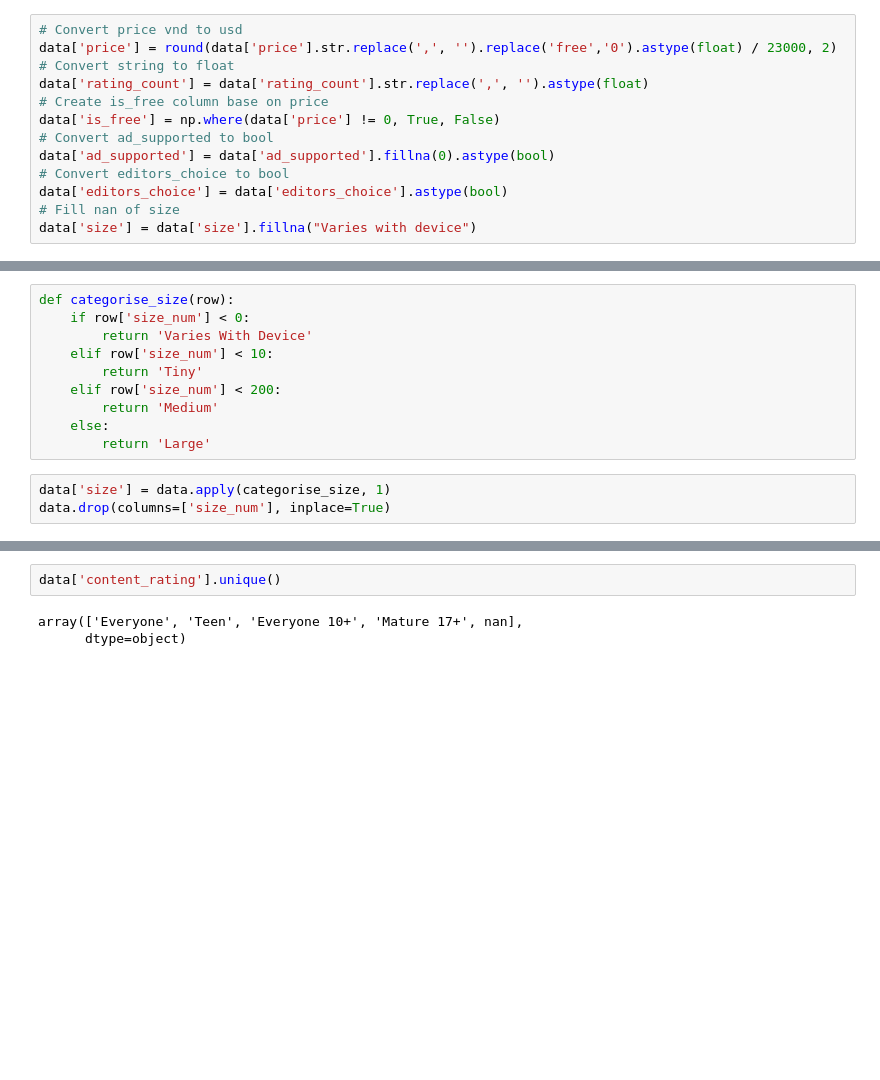
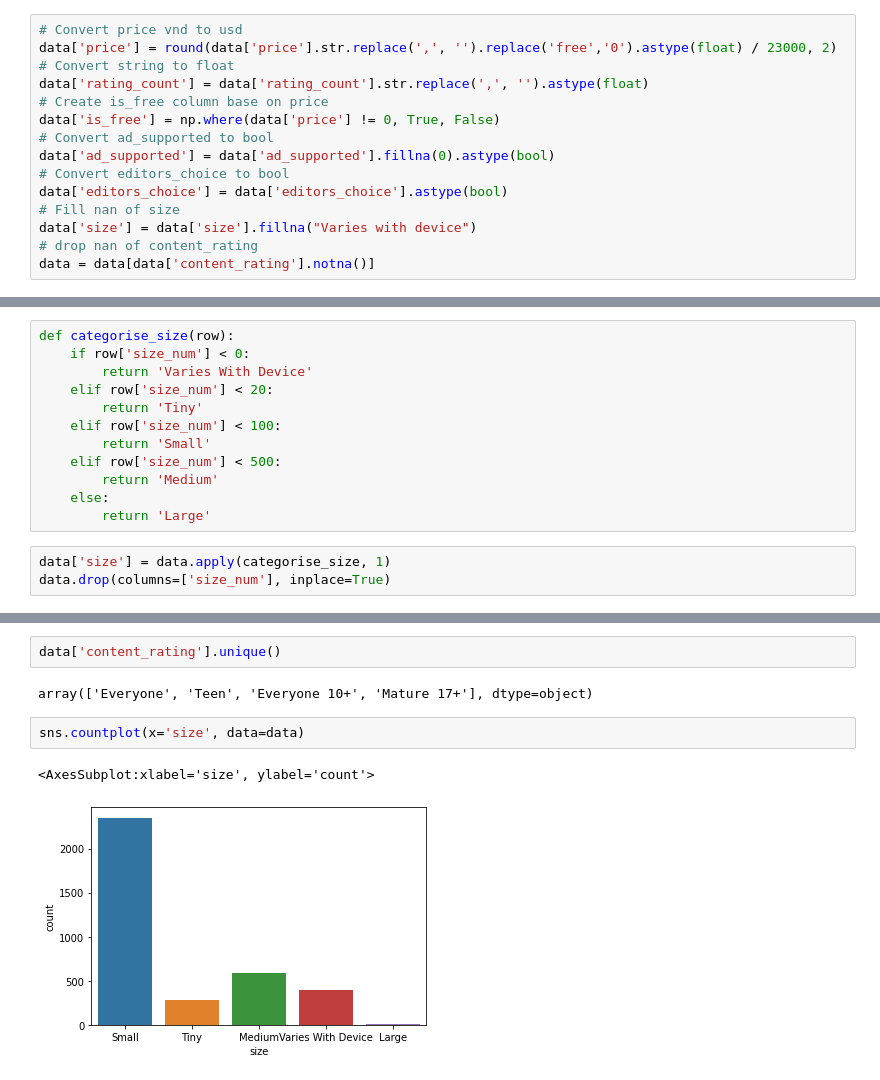
Before and after one commit to hieplk97/Recommendation-For-Games, a Jupyter notebook: jupyter_lab/Data Explorer.ipynb, the cells around one changed output, grey strips where cells are left out. Drawn from its saved outputs; the diff is of its cells as text; blank space fills up the shorter version.

Commit message:
Data Explorer

```diff
--- a/jupyter_lab/Data Explorer.ipynb
+++ b/jupyter_lab/Data Explorer.ipynb
@@ -16,6 +22,8 @@ data['ad_supported'] = data['ad_supported'].fillna(0).astype(bool)
 data['editors_choice'] = data['editors_choice'].astype(bool)
 # Fill nan of size
 data['size'] = data['size'].fillna("Varies with device")
+# drop nan of content_rating
+data = data[data['content_rating'].notna()]
 # %%
 data.head()
 # %% [output]
@@ -105,9 +93,11 @@ Name: size_num, Length: 3627, dtype: float64
 def categorise_size(row):
     if row['size_num'] < 0:
         return 'Varies With Device'
-    elif row['size_num'] < 10:
+    elif row['size_num'] < 20:
         return 'Tiny'
-    elif row['size_num'] < 200:
+    elif row['size_num'] < 100:
+        return 'Small'
+    elif row['size_num'] < 500:
         return 'Medium'
     else:
         return 'Large'
@@ -126,5 +107,9 @@ data.head()
 # %%
 data['content_rating'].unique()
 # %% [output]
-array(['Everyone', 'Teen', 'Everyone 10+', 'Mature 17+', nan],
-      dtype=object)
+array(['Everyone', 'Teen', 'Everyone 10+', 'Mature 17+'], dtype=object)
+# %%
+sns.countplot(x='size', data=data)
+# %% [output]
+<AxesSubplot:xlabel='size', ylabel='count'>
+[figure, added]
```
Also changed, not shown: parts of 12 cells of this notebook, 3 other files.
